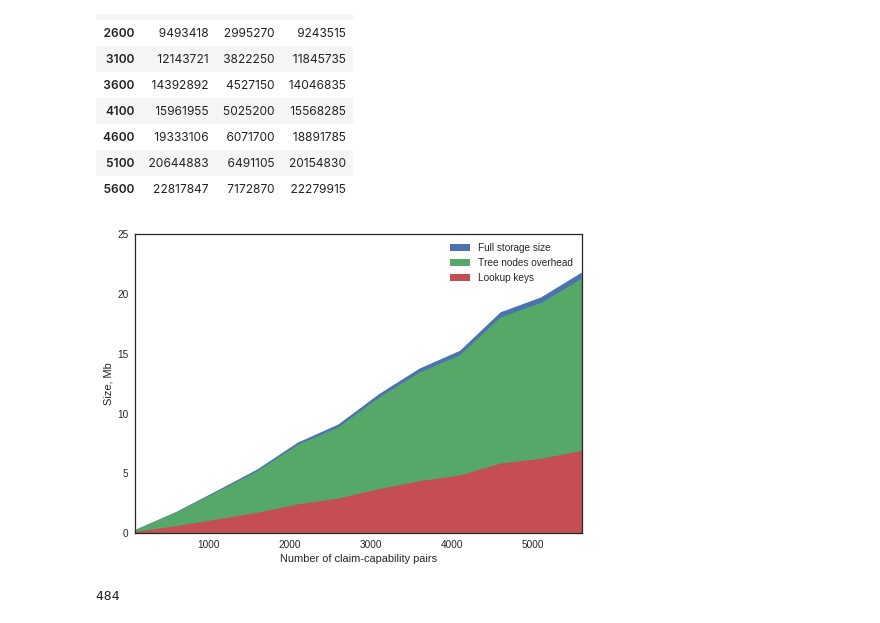
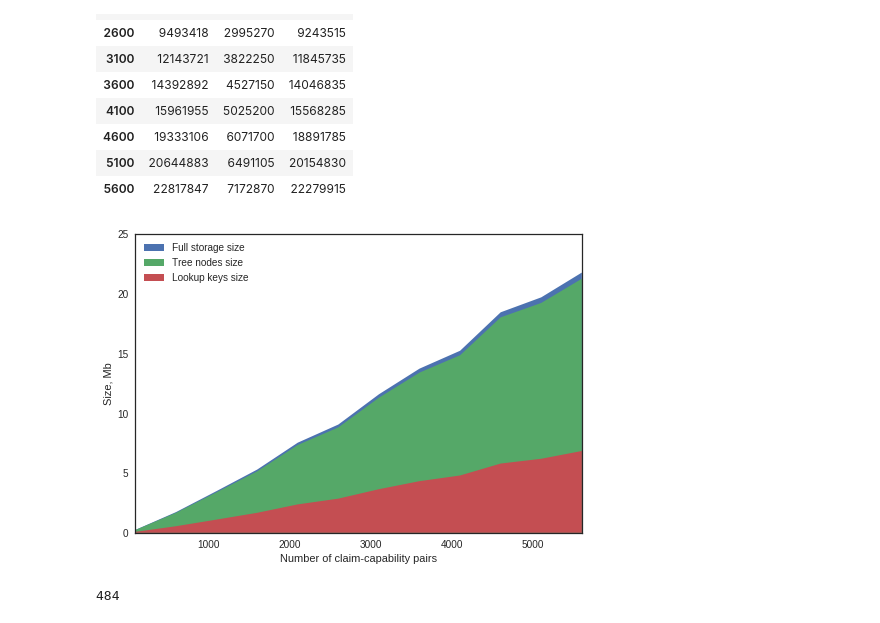
Before and after one commit to claimchain/claimchain-core, a Jupyter notebook: simulations/operations_profiling.ipynb, the cells around one changed output. Cells and saved outputs as stored; diff of their text form; code cells hidden in the pictures.

Commit message:
Update plots

```diff
--- a/simulations/operations_profiling.ipynb
+++ b/simulations/operations_profiling.ipynb
@@ -289,16 +289,16 @@ sizes_data
 # %%
 unit = 1 / (1024. * 1024.)
 plt.fill_between(nb_claims_range, 0, full_snapshot_sizes * unit, label='Full storage size')
-plt.fill_between(nb_claims_range, 0, tree_overhead * unit, label='Tree nodes overhead')
-plt.fill_between(nb_claims_range, 0, keys_overhead * unit, label='Lookup keys')
-plt.legend()
+plt.fill_between(nb_claims_range, 0, tree_overhead * unit, label='Tree nodes size')
+plt.fill_between(nb_claims_range, 0, keys_overhead * unit, label='Lookup keys size')
+plt.legend(loc=2)
 plt.xlim(100, 5600)
 plt.ylim(0, 25)
 plt.xlabel('Number of claim-capability pairs')
 plt.ylabel('Size, Mb')
-plt.savefig('tree_size.pdf')
+plt.savefig('storage_size.pdf')
 # %% [output]
-[figure, old version]
+[figure, new version]
 # %%
 block = chain.store[chain.head]
 len(packb((block.index, block.items, block.fingers, block.aux)))
```
